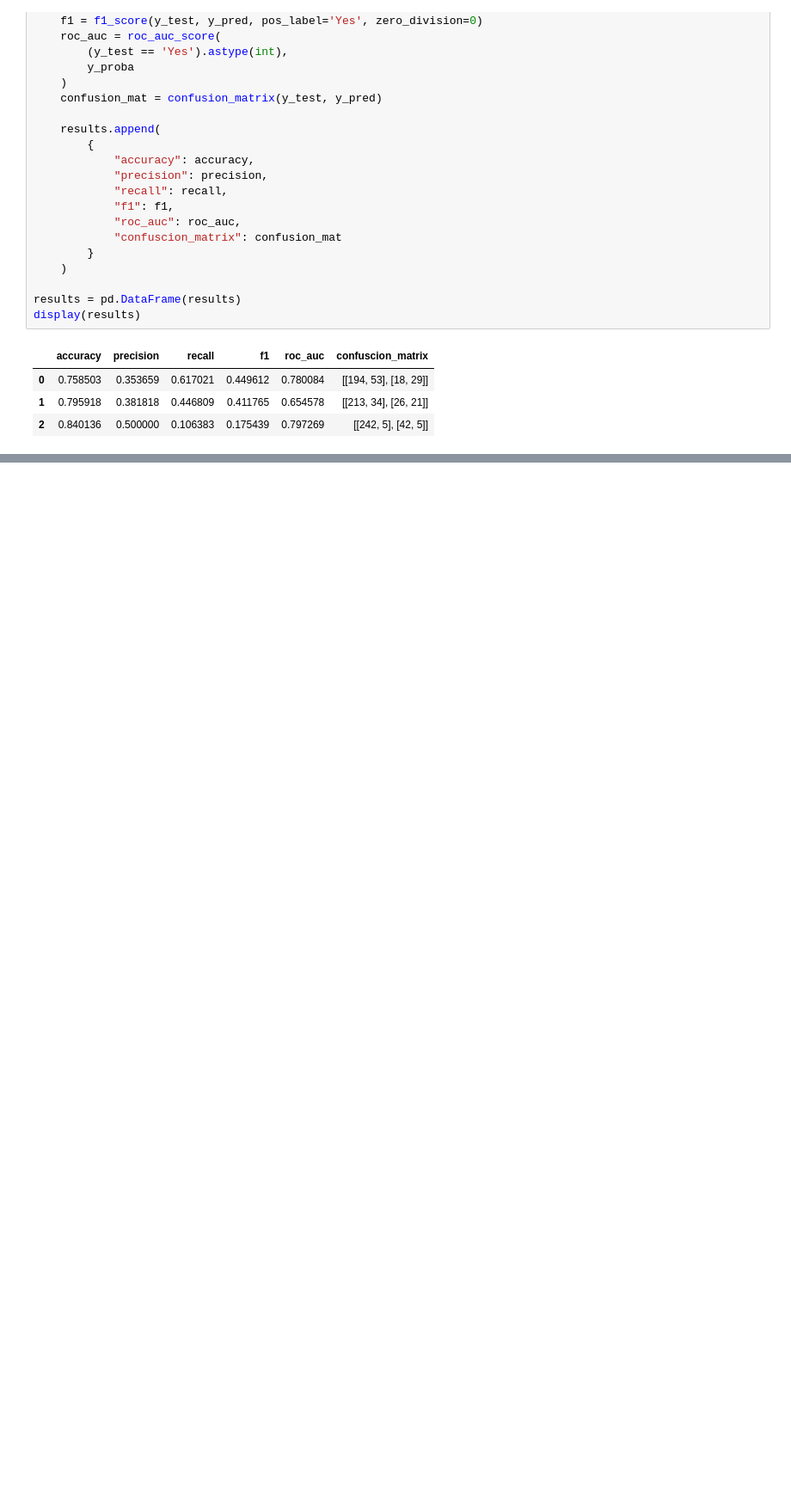
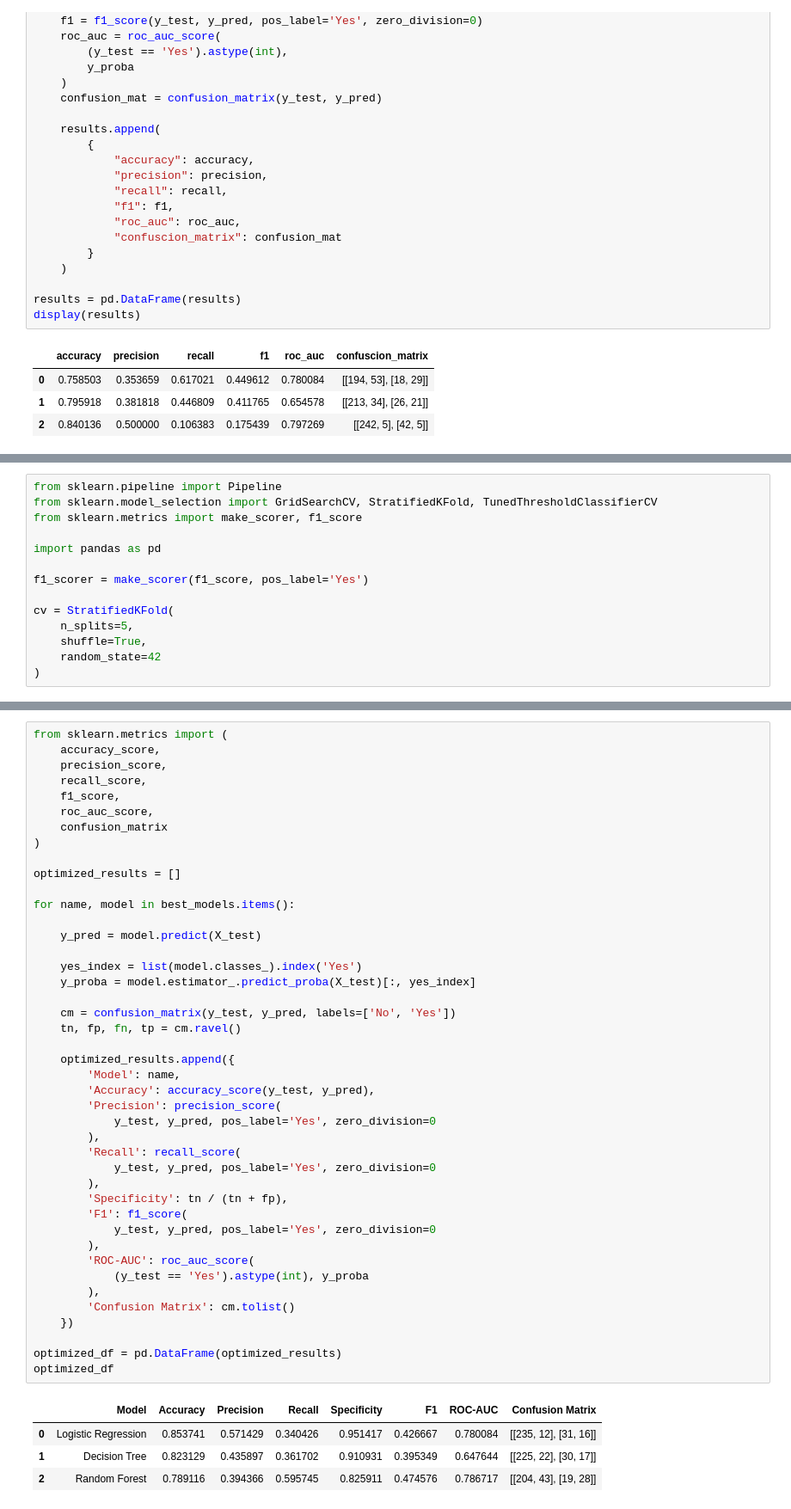
Before and after one commit to krrysanova/employee-attrition-prediction, a Jupyter notebook: employee_attrition_CRISPDM.ipynb, the cells around one changed output, grey strips where cells are left out. Shown at 86% size. Drawn from its saved outputs; the diff is of its cells as text; blank space fills up the shorter version.

Commit message:
grid search optimalization

```diff
--- a/employee_attrition_CRISPDM.ipynb
+++ b/employee_attrition_CRISPDM.ipynb
@@ -495,0 +500,14 @@ display(results)
+# %%
+from sklearn.pipeline import Pipeline
+from sklearn.model_selection import GridSearchCV, StratifiedKFold, TunedThresholdClassifierCV
+from sklearn.metrics import make_scorer, f1_score
+
+import pandas as pd
+
+f1_scorer = make_scorer(f1_score, pos_label='Yes')
+
+cv = StratifiedKFold(
+    n_splits=5,
+    shuffle=True,
+    random_state=42
+)
@@ -495,0 +623,48 @@ display(results)
+# %%
+from sklearn.metrics import (
+    accuracy_score,
+    precision_score,
+    recall_score,
+    f1_score,
+    roc_auc_score,
+    confusion_matrix
+)
+
+optimized_results = []
+
+for name, model in best_models.items():
+
+    y_pred = model.predict(X_test)
+
+    yes_index = list(model.classes_).index('Yes')
+    y_proba = model.estimator_.predict_proba(X_test)[:, yes_index]
+
+    cm = confusion_matrix(y_test, y_pred, labels=['No', 'Yes'])
+    tn, fp, fn, tp = cm.ravel()
+
+    optimized_results.append({
+        'Model': name,
+        'Accuracy': accuracy_score(y_test, y_pred),
+        'Precision': precision_score(
+            y_test, y_pred, pos_label='Yes', zero_division=0
+        ),
+        'Recall': recall_score(
+            y_test, y_pred, pos_label='Yes', zero_division=0
+        ),
+        'Specificity': tn / (tn + fp),
+        'F1': f1_score(
+            y_test, y_pred, pos_label='Yes', zero_division=0
+        ),
+        'ROC-AUC': roc_auc_score(
+            (y_test == 'Yes').astype(int), y_proba
+        ),
+        'Confusion Matrix': cm.tolist()
+    })
+
+optimized_df = pd.DataFrame(optimized_results)
+optimized_df
+# %% [output]
+|  | Model | Accuracy | Precision | Recall | Specificity | F1 | ROC-AUC | Confusion Matrix |
+| 0 | Logistic Regression | 0.853741 | 0.571429 | 0.340426 | 0.951417 | 0.426667 | 0.780084 | [[235, 12], [31, 16]] |
+| 1 | Decision Tree | 0.823129 | 0.435897 | 0.361702 | 0.910931 | 0.395349 | 0.647644 | [[225, 22], [30, 17]] |
+| 2 | Random Forest | 0.789116 | 0.394366 | 0.595745 | 0.825911 | 0.474576 | 0.786717 | [[204, 43], [19, 28]] |
```
Also changed, not shown: parts of 4 cells of this notebook.
